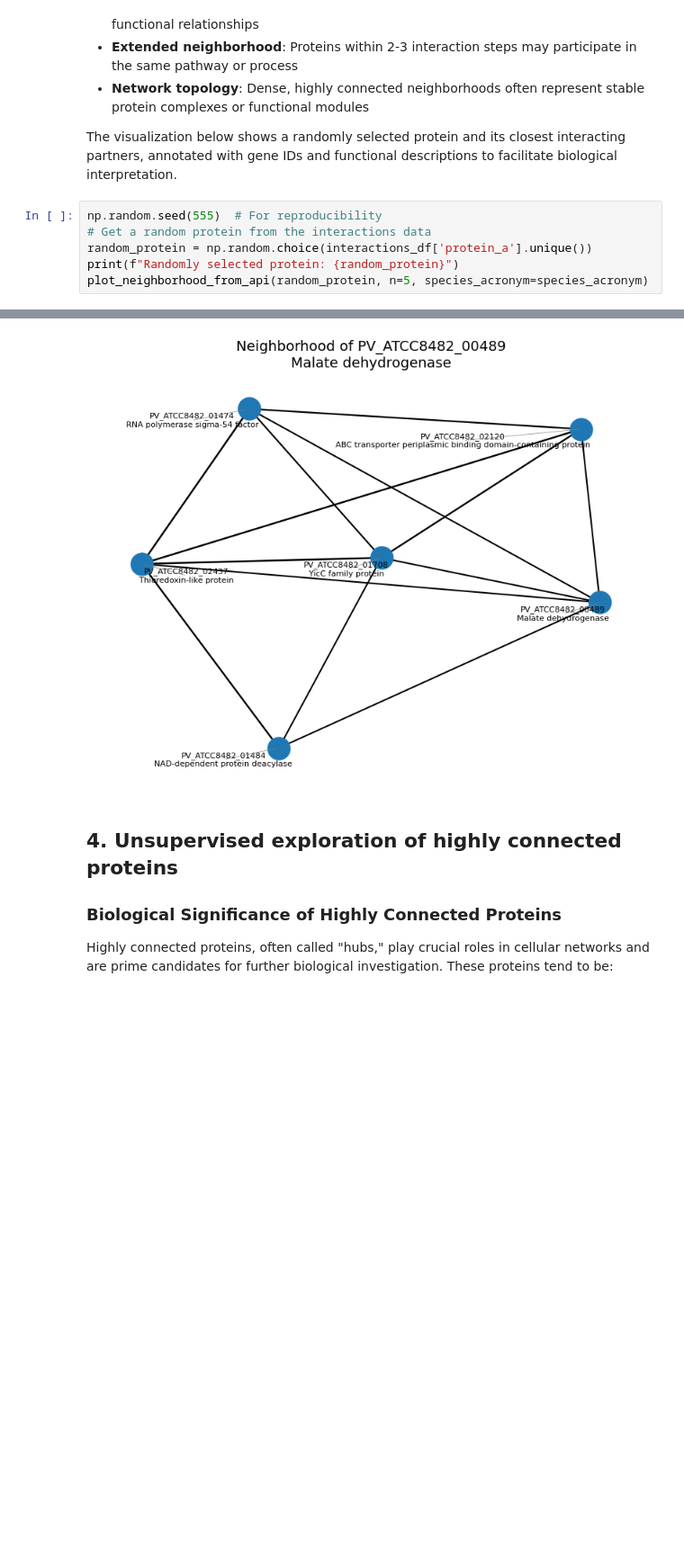
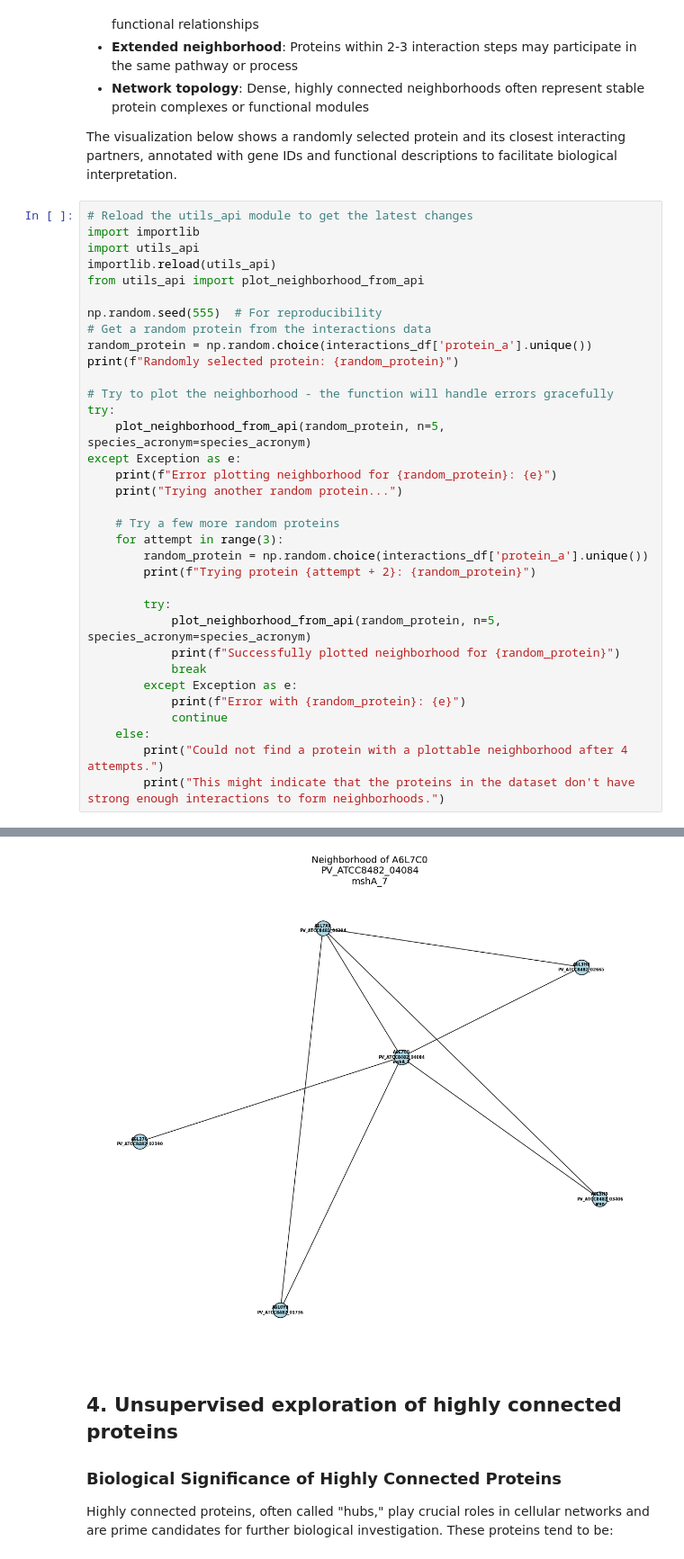
Before and after one commit to EBI-Metagenomics/mett-dataportal, a Jupyter notebook: data-generators/Sub-Projects-Data/SP2/usecase_1/ppi_use_case.ipynb, the cells around one changed output, grey strips where cells are left out. Shown at 90% size. Drawn from its saved outputs; the diff is of its cells as text; blank space fills up the shorter version.

```diff
--- a/data-generators/Sub-Projects-Data/SP2/usecase_1/ppi_use_case.ipynb
+++ b/data-generators/Sub-Projects-Data/SP2/usecase_1/ppi_use_case.ipynb
@@ -120,9 +131,37 @@ Exploring the neighborhood of a protein of interest is a powerful approach for f
 
 The visualization below shows a randomly selected protein and its closest interacting partners, annotated with gene IDs and functional descriptions to facilitate biological interpretation.
 # %%
+# Reload the utils_api module to get the latest changes
+import importlib
+import utils_api
+importlib.reload(utils_api)
+from utils_api import plot_neighborhood_from_api
+
 np.random.seed(555)  # For reproducibility
 # Get a random protein from the interactions data
 random_protein = np.random.choice(interactions_df['protein_a'].unique())
 print(f"Randomly selected protein: {random_protein}")
-plot_neighborhood_from_api(random_protein, n=5, species_acronym=species_acronym)
+
+# Try to plot the neighborhood - the function will handle errors gracefully
+try:
+    plot_neighborhood_from_api(random_protein, n=5, species_acronym=species_acronym)
+except Exception as e:
+    print(f"Error plotting neighborhood for {random_protein}: {e}")
+    print("Trying another random protein...")
+
+    # Try a few more random proteins
+    for attempt in range(3):
+        random_protein = np.random.choice(interactions_df['protein_a'].unique())
+        print(f"Trying protein {attempt + 2}: {random_protein}")
+
+        try:
+            plot_neighborhood_from_api(random_protein, n=5, species_acronym=species_acronym)
+            print(f"Successfully plotted neighborhood for {random_protein}")
+            break
+        except Exception as e:
+            print(f"Error with {random_protein}: {e}")
+            continue
+    else:
+        print("Could not find a protein with a plottable neighborhood after 4 attempts.")
+        print("This might indicate that the proteins in the dataset don't have strong enough interactions to form neighborhoods.")
 # %% [output]
@@ -131,4 +184,4 @@ Looks like you are using a tranform that doesn't support FancyArrowPatch, using
-[figure, old version]
+[figure, new version]
 # %% [markdown]
 ## 4. Unsupervised exploration of highly connected proteins
 
```
Also changed, not shown: parts of 5 cells of this notebook, 2 other files.
